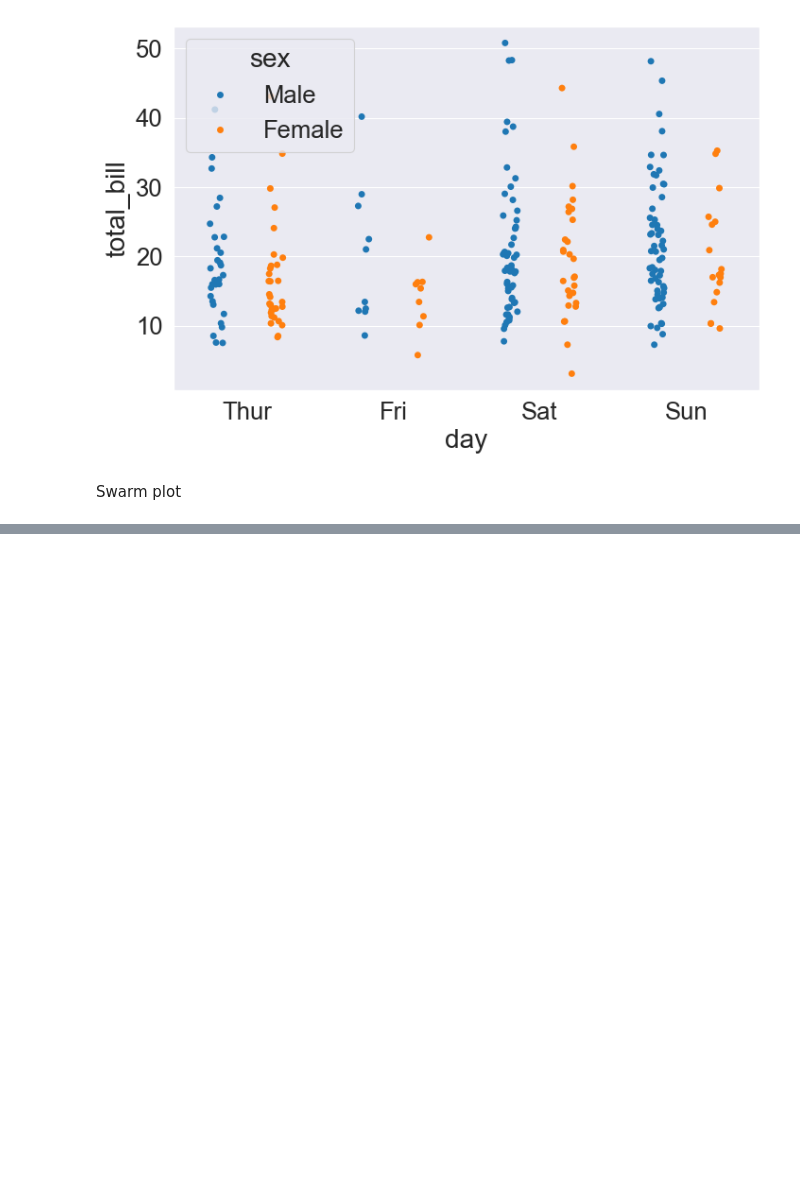
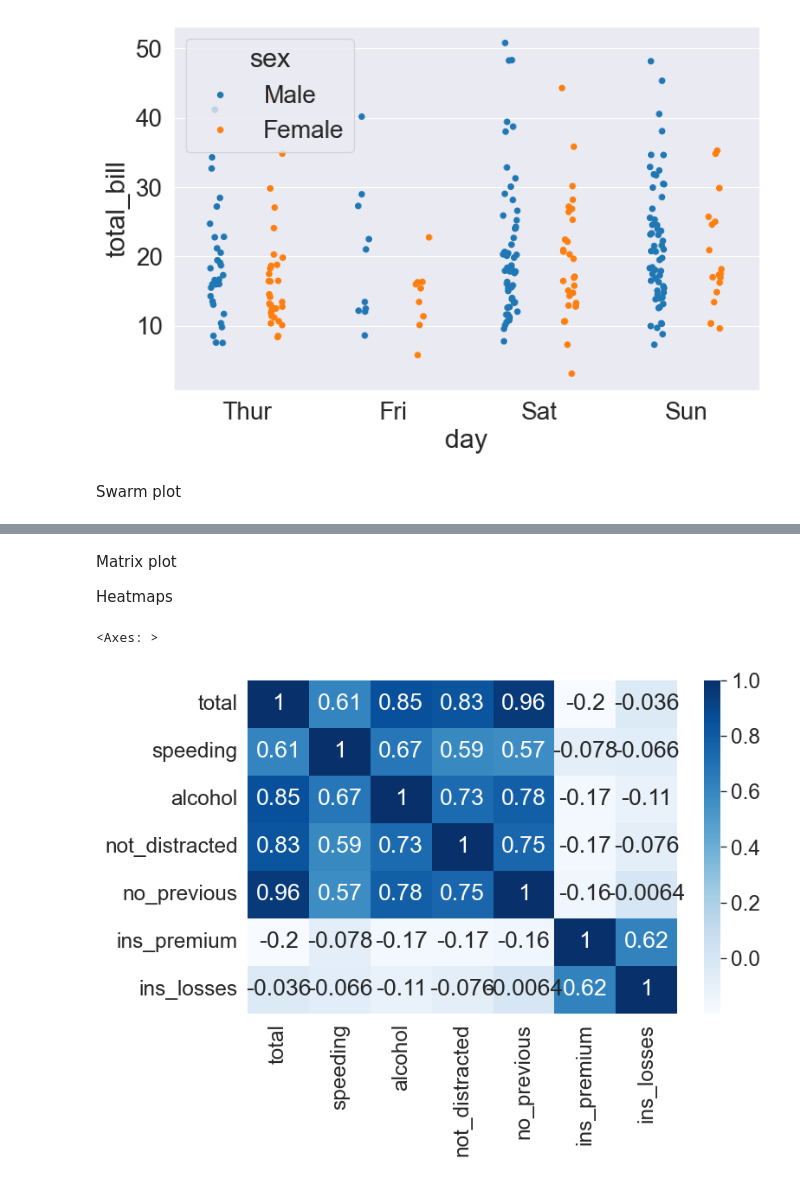
Before and after one commit to BalaMahalakshmi/Python, a Jupyter notebook: seaborn.ipynb, the cells around one changed output, grey strips where cells are left out. Cells and saved outputs as stored; diff of their text form; code cells hidden in the pictures; blank space fills up the shorter version.

```diff
--- a/seaborn.ipynb
+++ b/seaborn.ipynb
@@ -226,0 +239,12 @@ sns.swarmplot(x ='day', y ='total_bill', data = tips_df)
+# %% [markdown]
+Matrix plot
+
+Heatmaps
+# %%
+plt.figure(figsize=(8,5))
+sns.set_context('paper', font_scale=2)
+crash_mx = crash_df.select_dtypes(include=[np.number]).corr()
+sns.heatmap(crash_mx, annot = True, cmap = 'Blues')
+# %% [output]
+<Axes: >
+[figure, added]
```
Also changed, not shown: parts of 9 cells of this notebook.
